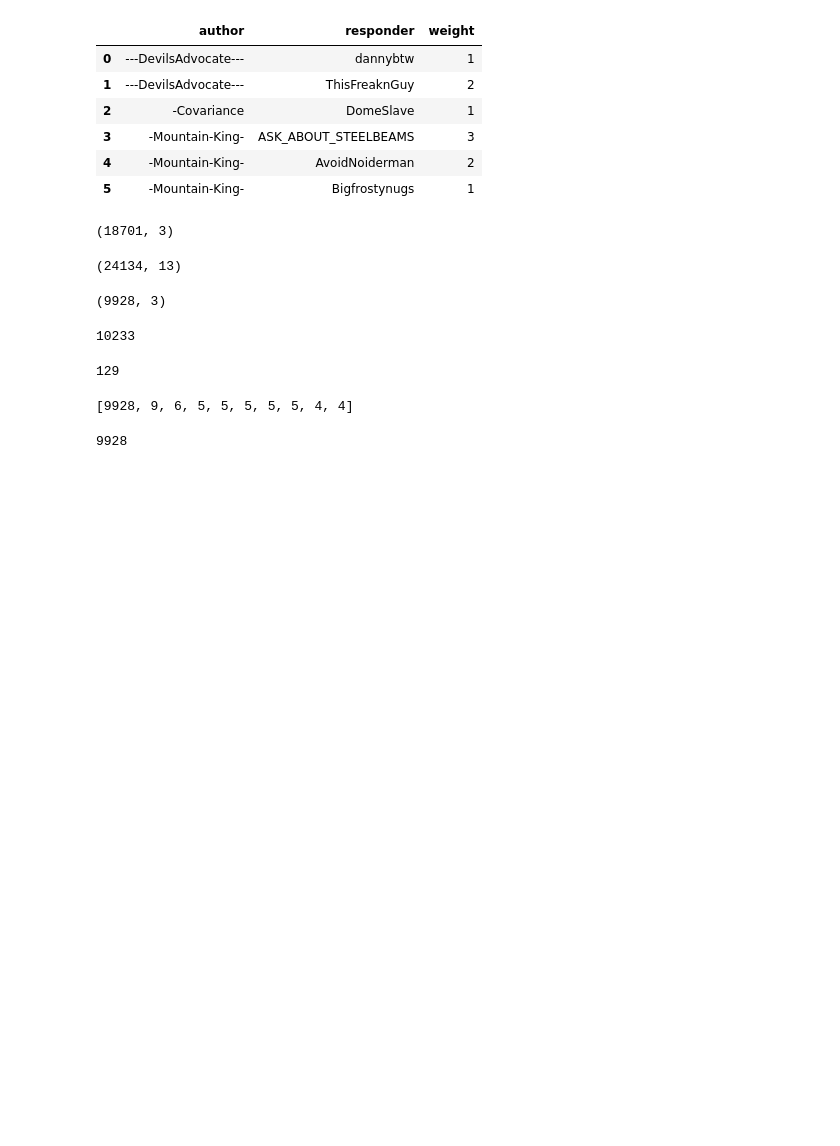
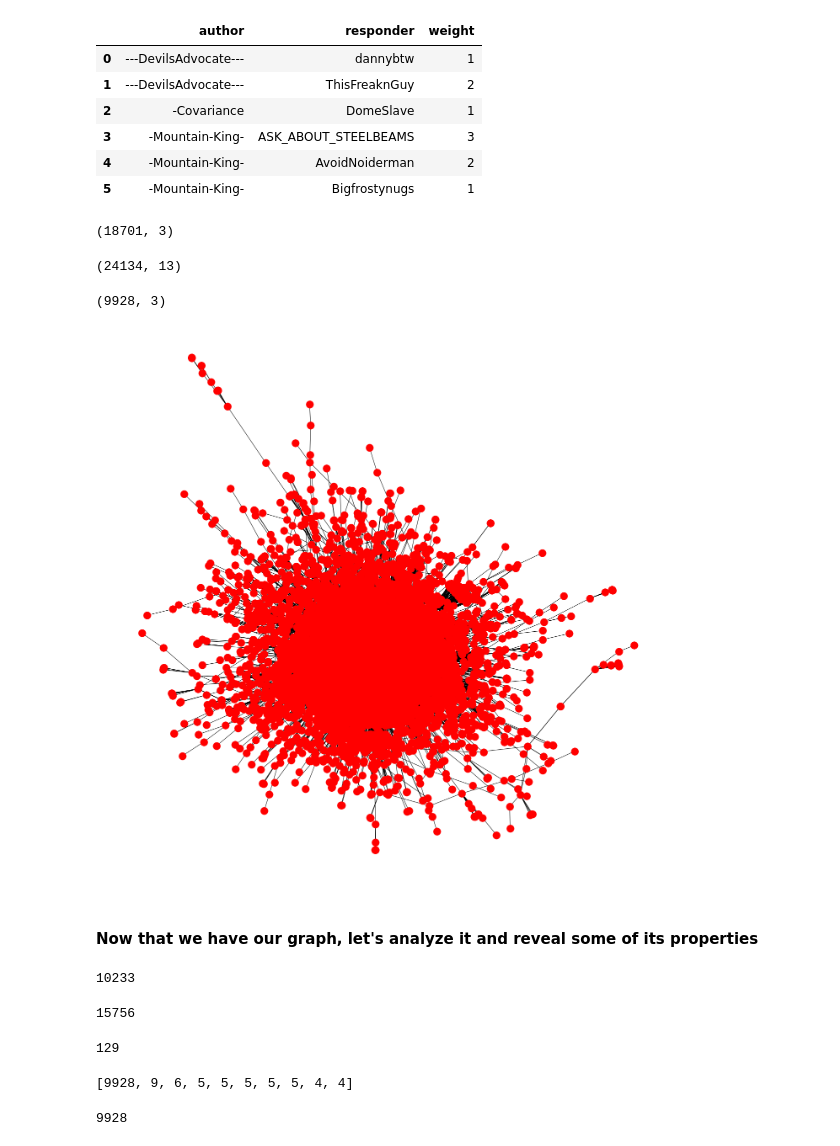
Before and after one commit to theoracley/Data620, a Jupyter notebook: FinalProject/FinalProject.ipynb, the cells around one changed output. Drawn from its saved outputs; the diff is of its cells as text; code cells hidden in the pictures; blank space fills up the shorter version.

```diff
--- a/FinalProject/FinalProject.ipynb
+++ b/FinalProject/FinalProject.ipynb
@@ -57,10 +67,23 @@ G.add_nodes_from(nodes)
 # Weight is equal to number of interactions between users
 #G.add_edges_from([tuple(x) for x in reddit.loc[:, "author":"responder"].values])
 G.add_weighted_edges_from([tuple(x) for x in reddit.values])
+# %%
+%matplotlib inline
+fig = plt.figure(figsize=(18, 18))
+nx.draw(G)
+plt.show()
+# %% [output]
+[figure, added]
+# %% [markdown]
+#### Now that we have our graph, let's analyze it and reveal some of its properties
 # %%
 nx.number_of_nodes(G)
 # %% [output]
 10233
+# %%
+G.number_of_edges()
+# %% [output]
+15756
 # %%
 nx.number_connected_components(G)
 # %% [output]
```
Also changed, not shown: parts of 9 cells of this notebook.
